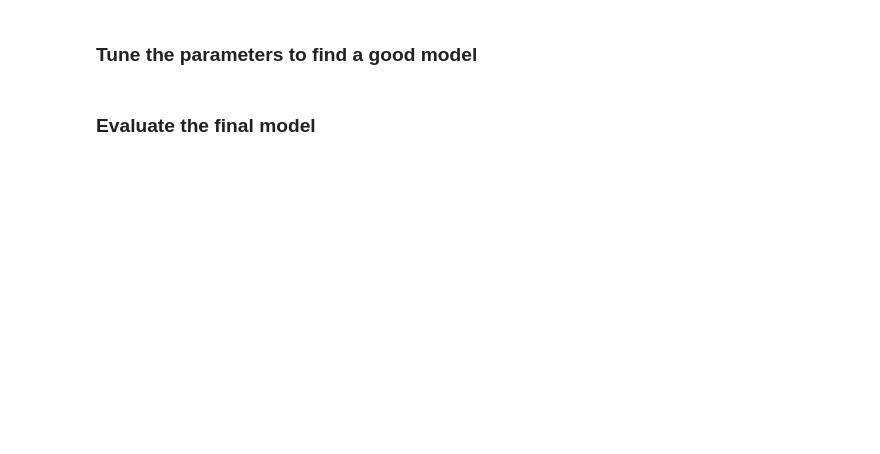
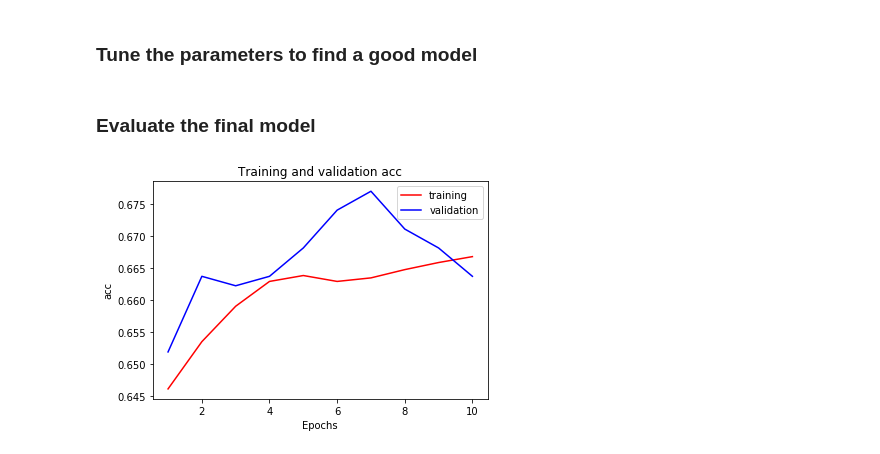
Before and after one commit to ooominds/Deep_text_modelling, a Jupyter notebook: illustrative_examples/names/names.ipynb, the cells around one changed output. Cells and saved outputs as stored; diff of their text form; code cells hidden in the pictures; blank space fills up the shorter version.

Commit message:
Added example of training an NDL model

```diff
--- a/illustrative_examples/names/names.ipynb
+++ b/illustrative_examples/names/names.ipynb
@@ -45,12 +52,16 @@ pd.options.display.max_rows = 20
 # %% [markdown]
 ### Define file paths
 # %%
-NAMES_FULL = TOP + "illustrative_examples/names/Data/Names_full.csv"
-NAMES_TRAIN = TOP + "illustrative_examples/names/Data/Names_train.csv"
-NAMES_VALID = TOP + "illustrative_examples/names/Data/Names_valid.csv"
-NAMES_TEST = TOP + "illustrative_examples/names/Data/Names_test.csv"
+NAMES_FULL_CSV = TOP + "illustrative_examples/names/Data/Names_full.csv"
+NAMES_TRAIN_CSV = TOP + "illustrative_examples/names/Data/Names_train.csv"
+NAMES_VALID_CSV = TOP + "illustrative_examples/names/Data/Names_valid.csv"
+NAMES_TEST_CSV = TOP + "illustrative_examples/names/Data/Names_test.csv"
+NAMES_TRAIN_GZ = TOP + "illustrative_examples/names/Data/Names_train.gz"
+NAMES_VALID_GZ = TOP + "illustrative_examples/names/Data/Names_valid.gz"
+NAMES_TEST_GZ = TOP + "illustrative_examples/names/Data/Names_test.gz"
 CUE_INDEX = TOP + "illustrative_examples/names/Data/Cue_index.csv"
 OUTCOME_INDEX = TOP + "illustrative_examples/names/Data/Outcome_index.csv"
+TEMP_DIR = TOP + "illustrative_examples/names/Data/"
 # %% [markdown]
 ### Parameters to use
 # %%
@@ -151,9 +162,9 @@ pr.df_train_valid_test_split(data = names_full,
 - Number of rows in the test set is 678
 # %%
 # Load the train, valid and test sets
-names_train = pd.read_csv(NAMES_TRAIN, sep=',', index_col=0, na_filter = False)
-names_valid = pd.read_csv(NAMES_VALID, sep=',', index_col=0, na_filter = False)
-names_test = pd.read_csv(NAMES_VALID, sep=',', index_col=0, na_filter = False)
+names_train = pd.read_csv(NAMES_TRAIN_CSV, sep=',', index_col=0, na_filter = False)
+names_valid = pd.read_csv(NAMES_VALID_CSV, sep=',', index_col=0, na_filter = False)
+names_test = pd.read_csv(NAMES_VALID_CSV, sep=',', index_col=0, na_filter = False)
 # %% [markdown]
 ## III. Feed-forward neural network model <a ID="III"></a>
 # %% [markdown]
@@ -819,2 +837,18 @@ print(cmat.diagonal()/cmat.sum(axis=1))
 # %% [markdown]
 ### Build a simple NDL model
+# %%
+### Build a simple NDL
+p = {'epochs': 10, # number of iterations on the full set
+    'lr': 0.001}
+
+# Model fitting
+NDL_history_dict, model = md.train_ndl(data_train = NAMES_TRAIN_GZ,
+                                       data_valid = NAMES_VALID_GZ,
+                                       cue_index = cue_to_index,
+                                       outcome_index = outcome_to_index,
+                                       temp_dir = TEMP_DIR,
+                                       shuffle = False,
+                                       num_threads = 8,
+                                       verbose = 1,
+                                       metrics = ['accuracy'],
+                                       params = p)
@@ -823,2 +909,7 @@ print(cmat.diagonal()/cmat.sum(axis=1))
 # %% [markdown]
 ### Evaluate the final model
+# %%
+# Generate plots to assess the performance of the NN
+ev.plot_learning_curve(history_dict = NDL_history_dict, metric = 'acc', set = 'train_valid')
+# %% [output]
+[figure, added]
```
Also changed, not shown: parts of 9 cells of this notebook.
